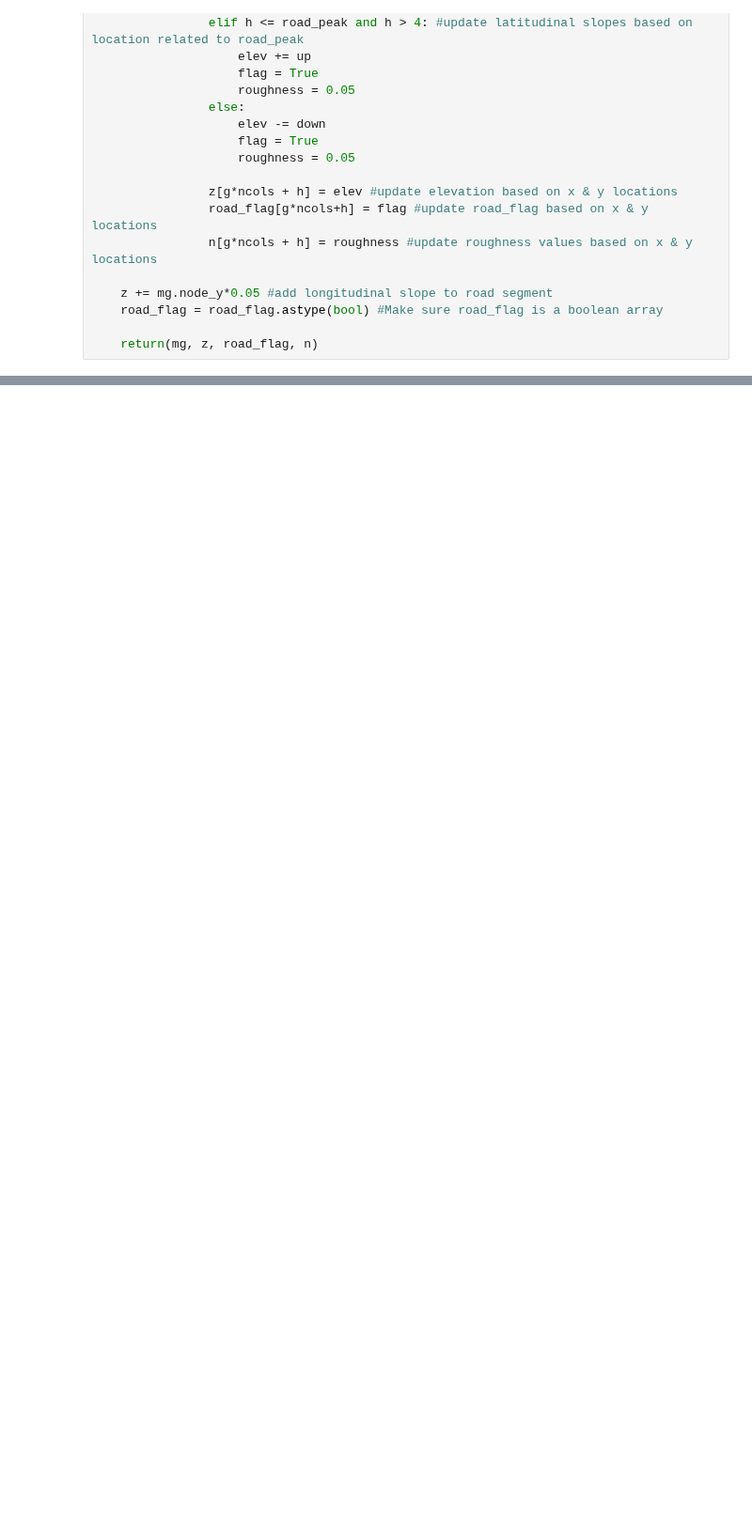
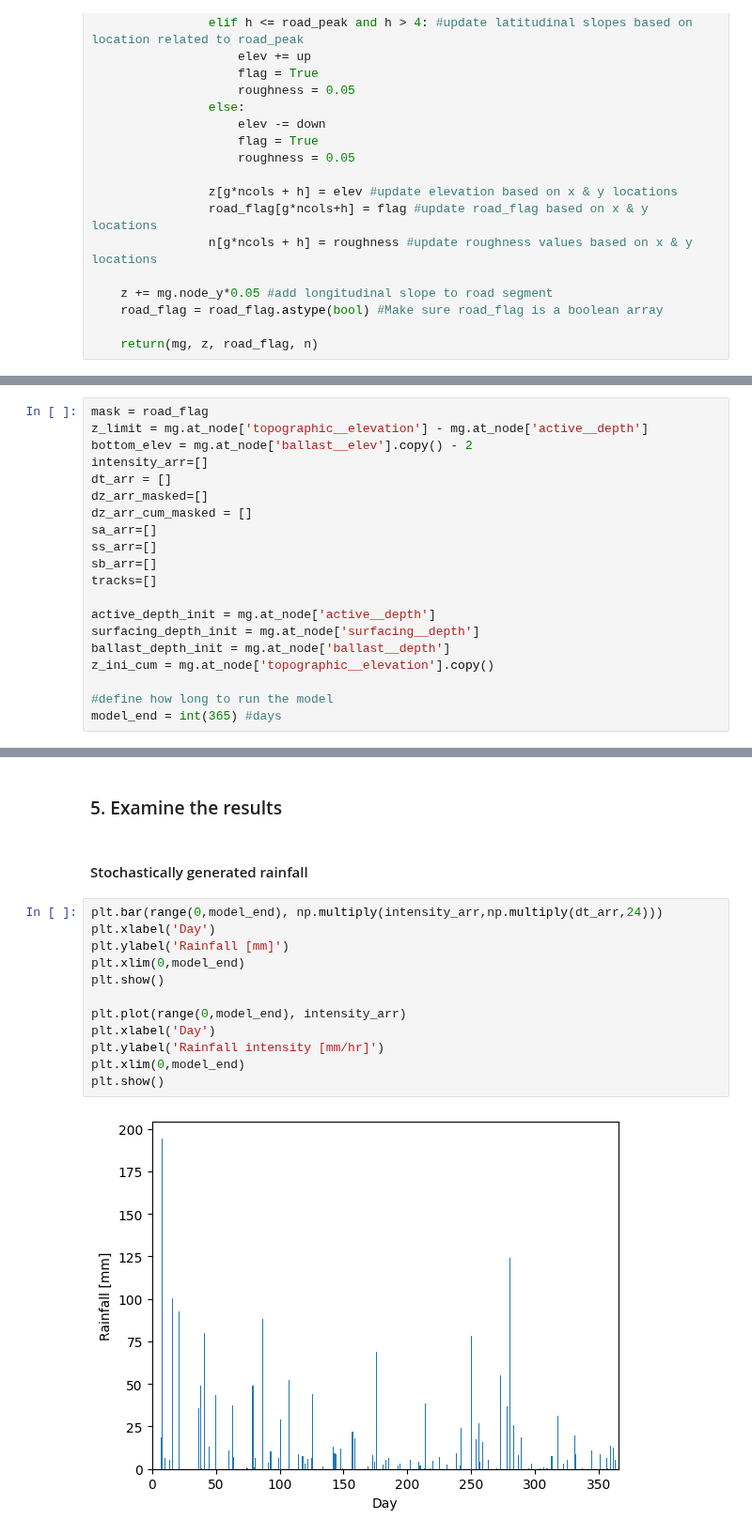
Before and after one commit to adalvis/roads_model, a Jupyter notebook: tutorials/FullModel_tutorial.ipynb, the cells around one changed output, grey strips where cells are left out. Shown at 94% size. Drawn from its saved outputs; the diff is of its cells as text; blank space fills up the shorter version.

```diff
--- a/tutorials/FullModel_tutorial.ipynb
+++ b/tutorials/FullModel_tutorial.ipynb
@@ -406,0 +525,20 @@ plt.show()
+# %%
+mask = road_flag
+z_limit = mg.at_node['topographic__elevation'] - mg.at_node['active__depth']
+bottom_elev = mg.at_node['ballast__elev'].copy() - 2
+intensity_arr=[]
+dt_arr = []
+dz_arr_masked=[]
+dz_arr_cum_masked = []
+sa_arr=[]
+ss_arr=[]
+sb_arr=[]
+tracks=[]
+
+active_depth_init = mg.at_node['active__depth']
+surfacing_depth_init = mg.at_node['surfacing__depth']
+ballast_depth_init = mg.at_node['ballast__depth']
+z_ini_cum = mg.at_node['topographic__elevation'].copy()
+
+#define how long to run the model
+model_end = int(365) #days
@@ -406,0 +638,18 @@ plt.show()
+# %% [markdown]
+### 5. Examine the results
+# %% [markdown]
+#### Stochastically generated rainfall
+# %%
+plt.bar(range(0,model_end), np.multiply(intensity_arr,np.multiply(dt_arr,24)))
+plt.xlabel('Day')
+plt.ylabel('Rainfall [mm]')
+plt.xlim(0,model_end)
+plt.show()
+
+plt.plot(range(0,model_end), intensity_arr)
+plt.xlabel('Day')
+plt.ylabel('Rainfall intensity [mm/hr]')
+plt.xlim(0,model_end)
+plt.show()
+# %% [output]
+[figure, added]
```
Also changed, not shown: parts of 56 cells of this notebook.
